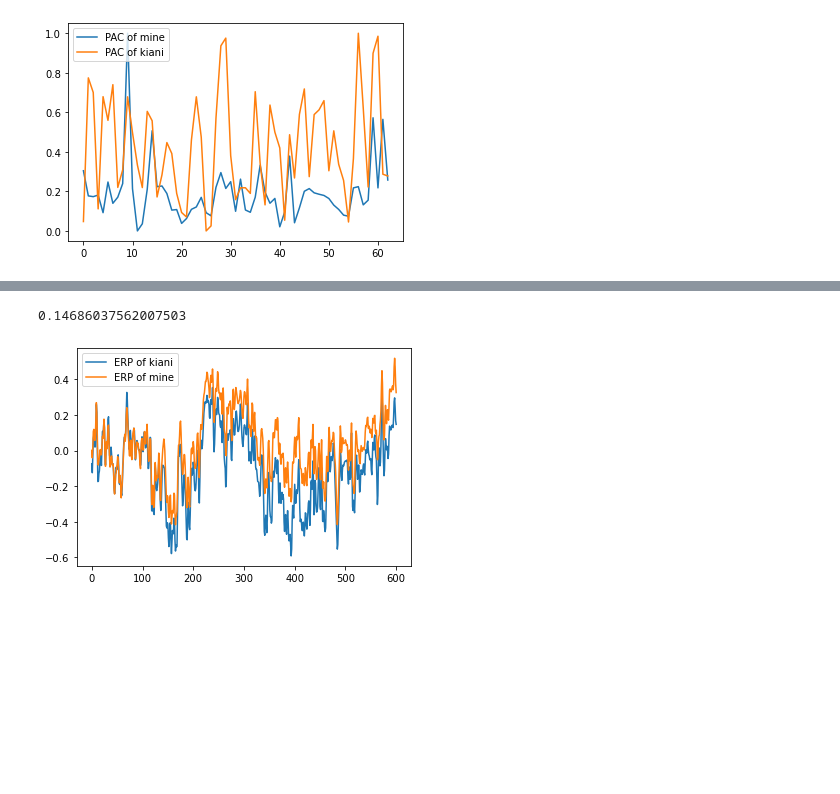
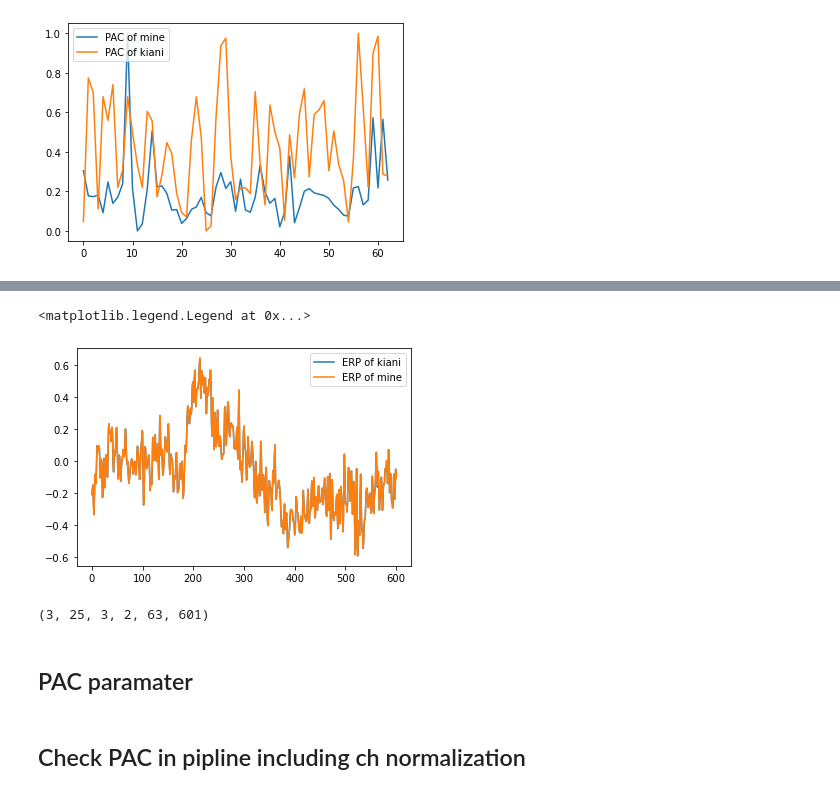
Before and after one commit to AIRLab-Sharif/Parkinson-PAC, a Jupyter notebook: python/Test_kiani's_and_mine_calculation.ipynb, the cells around one changed output, grey strips where cells are left out. Cells and saved outputs as stored; diff of their text form; code cells hidden in the pictures; blank space fills up the shorter version.

```diff
--- a/python/Test_kiani's_and_mine_calculation.ipynb
+++ b/python/Test_kiani's_and_mine_calculation.ipynb
@@ -260,38 +276,48 @@ for i in np.arange(num_task_file):
         ERP_collection[2,counter_CTL,:,:,:] = ERP_array
         counter_CTL = counter_CTL + 1
 # %%
-a = np.load('../data/epochs.npz')
-b = a['epochs']
+a = np.load('../data/New_channel_normalization_kiani_veog/sub-001_ses-02_task-Rest_epochs_1_50.npz')
+a.allow_pickle = True
+b = a['S202']
 b.shape
 
+b = np.mean(b,axis=0)
 
-Group_num = 2
+
+Group_num = 1
 Subject_num = 0
-Stimulus_num = 0
+Stimulus_num = 2
 Channel_num = 34
 
 
 
+temp = b[Channel_num,:]
+# temp = b[Group_num,Subject_num,Stimulus_num,0,Channel_num,:]
 
-temp = b[Group_num,Subject_num,Stimulus_num,0,Channel_num,:]
 vmax = np.max(temp)
 vmin = np.min(temp)
 temp_norm = (temp-vmin)/(vmax-vmin)
 # plt.plot(temp_norm)
 plt.plot(temp)
 
 temp1 = ERP_collection[Group_num,Subject_num,Stimulus_num,Channel_num,:]
 # temp1 = ERP[0,Subject_num,Stimulus_num,0,Channel_num,:]
 vmax = np.max(temp1)
 vmin = np.min(temp1)
 temp1_norm = (temp1-vmin)/(vmax-vmin)
 # plt.plot(temp1_norm)
 plt.plot(temp1)
 
 plt.legend(['ERP of kiani','ERP of mine'])
 
 
-np.linalg.norm(temp1-temp)/np.linalg.norm(temp1)/np.linalg.norm(temp)
+# np.linalg.norm(temp1-temp)/np.linalg.norm(temp1)/np.linalg.norm(temp)
 # %% [output]
-0.14686037562007503
+<matplotlib.legend.Legend at 0x...>
-[figure, old version]
+[figure, new version]
+# %%
+b.shape
+# %% [output]
+(3, 25, 3, 2, 63, 601)
+# %% [markdown]
+## PAC paramater
@@ -297,0 +333,2 @@ np.linalg.norm(temp1-temp)/np.linalg.norm(temp1)/np.linalg.norm(temp)
+# %% [markdown]
+## Check PAC in pipline including ch normalization
```
Also changed, not shown: parts of 11 cells of this notebook, 2 other files.
